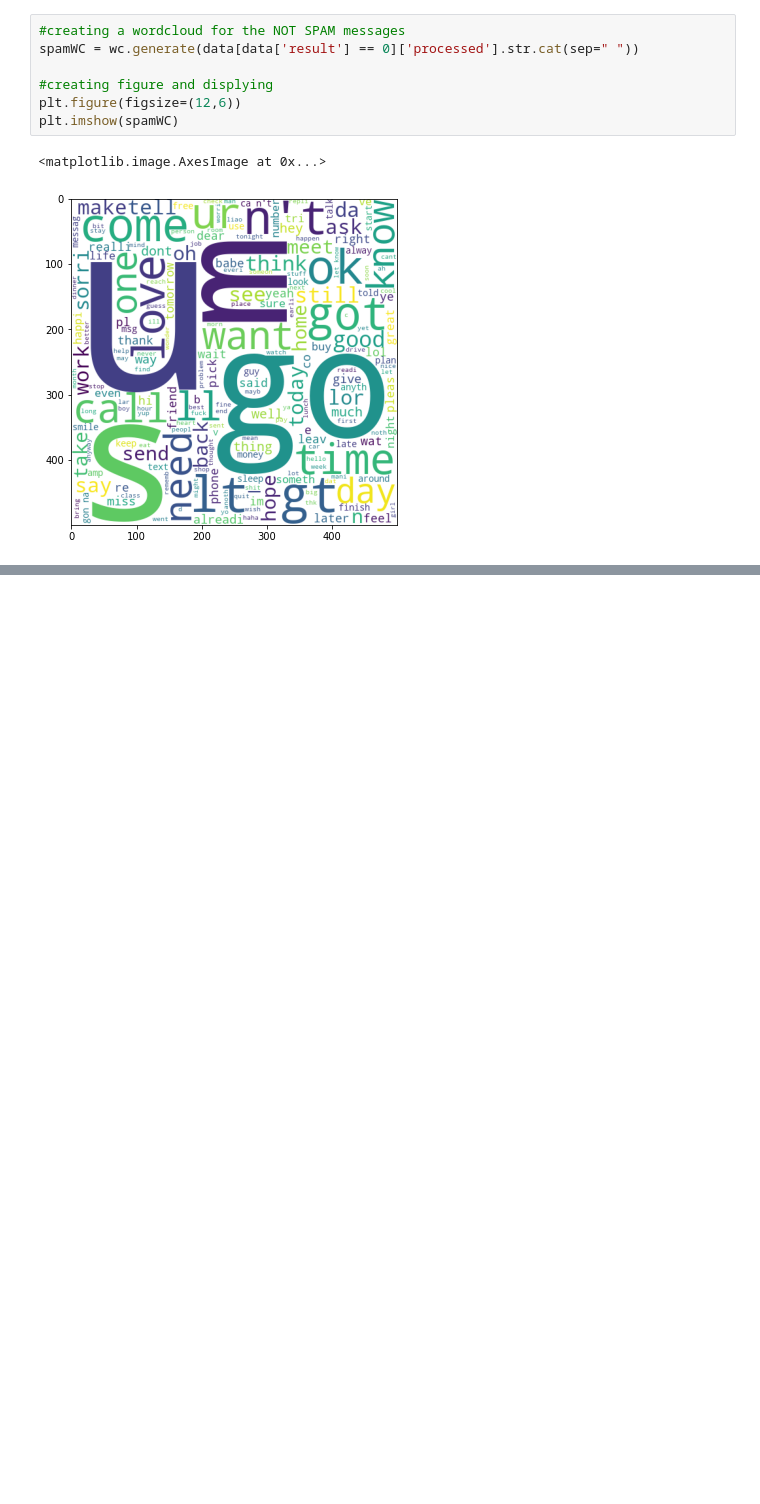
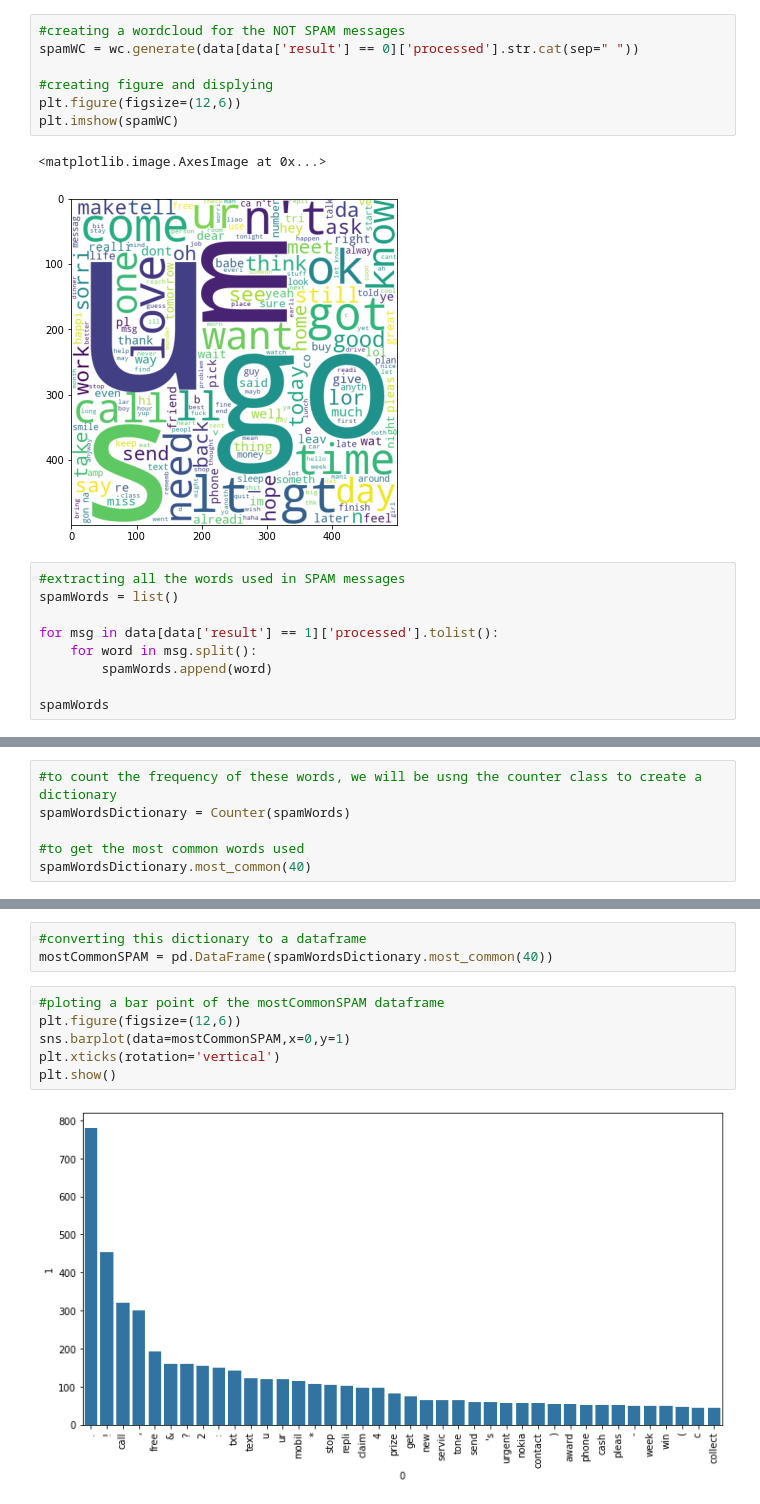
Before and after one commit to shrirama2002/sms_spam_detection, a Jupyter notebook: smsSpamDetection.ipynb, the cells around one changed output, grey strips where cells are left out. Cells and saved outputs as stored; diff of their text form; blank space fills up the shorter version.

```diff
--- a/smsSpamDetection.ipynb
+++ b/smsSpamDetection.ipynb
@@ -295,3 +295,12 @@ plt.imshow(spamWC)
 # %% [output]
 <matplotlib.image.AxesImage at 0x...>
 [figure]
+# %%
+#extracting all the words used in SPAM messages
+spamWords = list()
+
+for msg in data[data['result'] == 1]['processed'].tolist():
+    for word in msg.split():
+        spamWords.append(word)
+
+spamWords
@@ -297,0 +325,6 @@ plt.imshow(spamWC)
+# %%
+#to count the frequency of these words, we will be usng the counter class to create a dictionary
+spamWordsDictionary = Counter(spamWords)
+
+#to get the most common words used
+spamWordsDictionary.most_common(40)
@@ -297,0 +349,11 @@ plt.imshow(spamWC)
+# %%
+#converting this dictionary to a dataframe
+mostCommonSPAM = pd.DataFrame(spamWordsDictionary.most_common(40))
+# %%
+#ploting a bar point of the mostCommonSPAM dataframe
+plt.figure(figsize=(12,6))
+sns.barplot(data=mostCommonSPAM,x=0,y=1)
+plt.xticks(rotation='vertical')
+plt.show()
+# %% [output]
+[figure, added]
```
Also changed, not shown: parts of 2 cells of this notebook.
